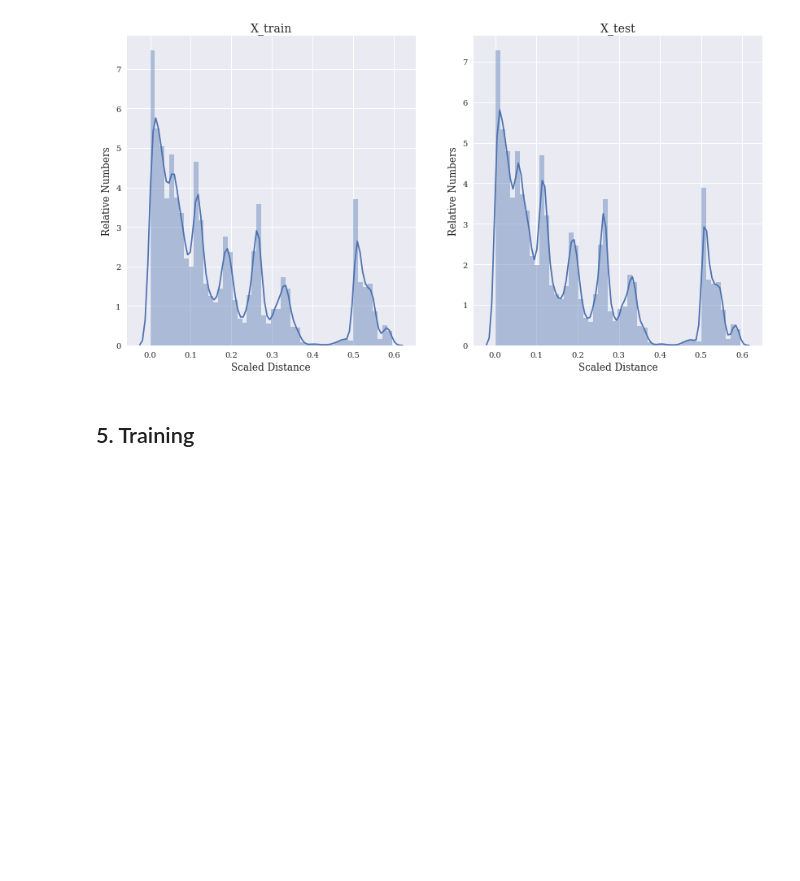
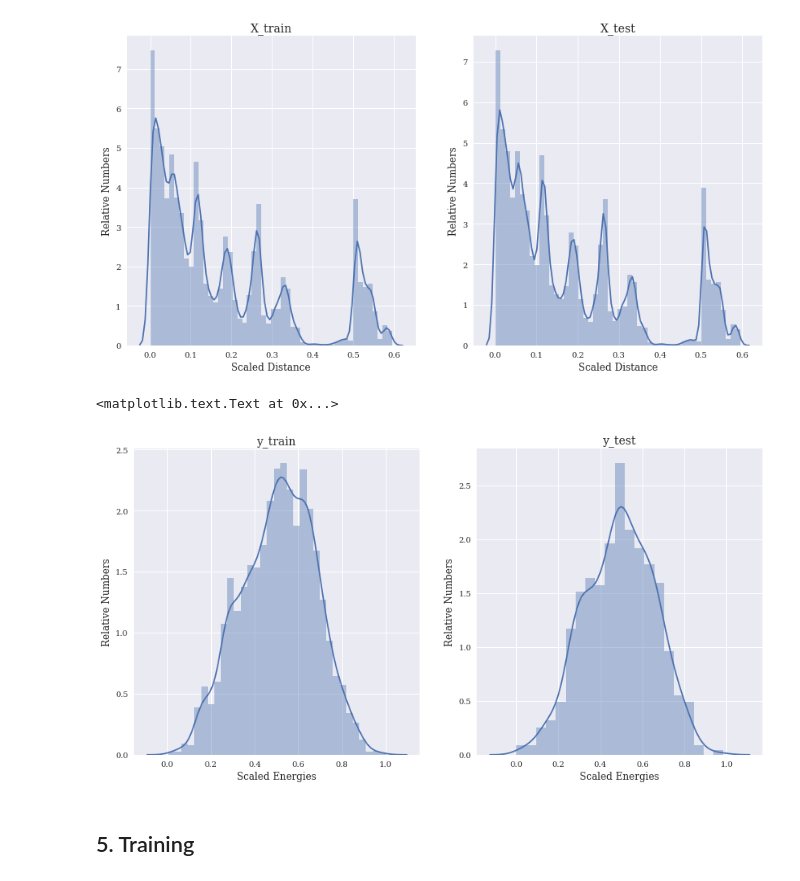
Before and after one commit to Bismarrck/kcon, a Jupyter notebook: mbenn/zhai_mbenn.ipynb, the cells around one changed output. Cells and saved outputs as stored; diff of their text form; code cells hidden in the pictures; blank space fills up the shorter version.

```diff
--- a/mbenn/zhai_mbenn.ipynb
+++ b/mbenn/zhai_mbenn.ipynb
@@ -611,6 +603,21 @@ ax.set_title("X_test", fontsize=14)
 # %% [output]
 <matplotlib.text.Text at 0x...>
 [figure]
+# %%
+fig, axes = plt.subplots(1, 2, figsize=[14, 7])
+
+ax = sns.distplot(y_train.flatten(), ax=axes[0])
+ax.set_xlabel("Scaled Energies", fontsize=12)
+ax.set_ylabel("Relative Numbers", fontsize=12)
+ax.set_title("y_train", fontsize=14)
+
+ax = sns.distplot(y_test.flatten(), ax=axes[1])
+ax.set_xlabel("Scaled Energies", fontsize=12)
+ax.set_ylabel("Relative Numbers", fontsize=12)
+ax.set_title("y_test", fontsize=14)
+# %% [output]
+<matplotlib.text.Text at 0x...>
+[figure, added]
 # %% [markdown]
 ## 5. Training
 # %% [markdown]
```
Also changed, not shown: parts of 11 cells of this notebook, 1 other file.
